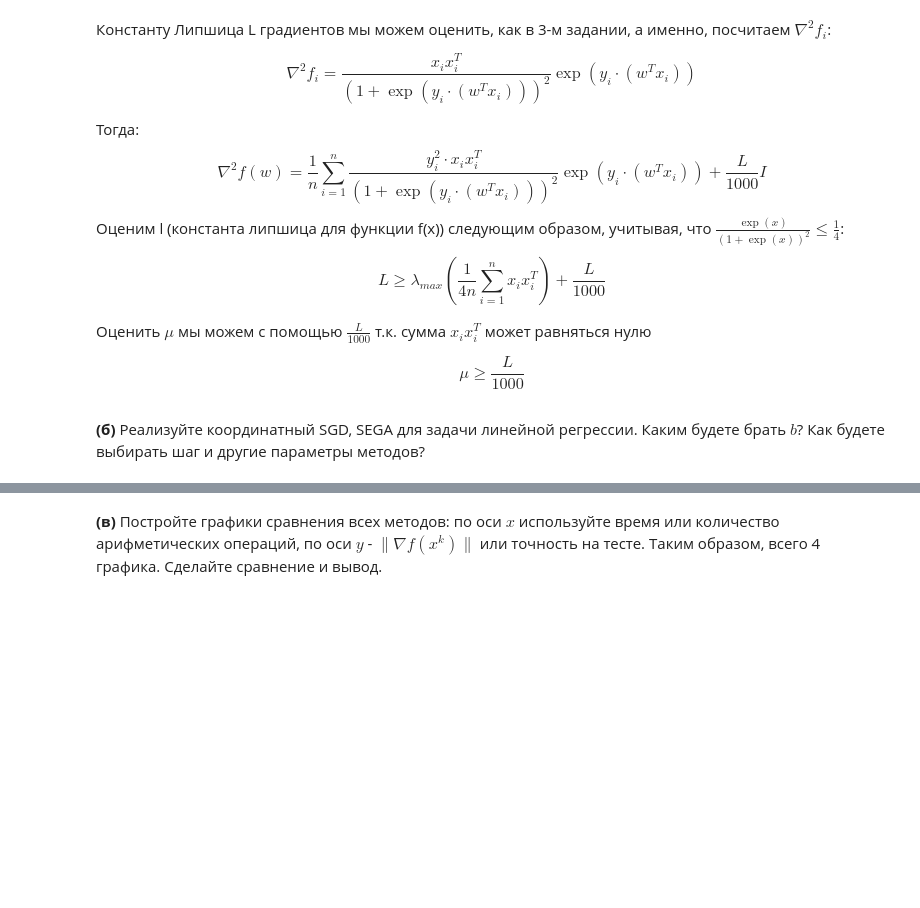
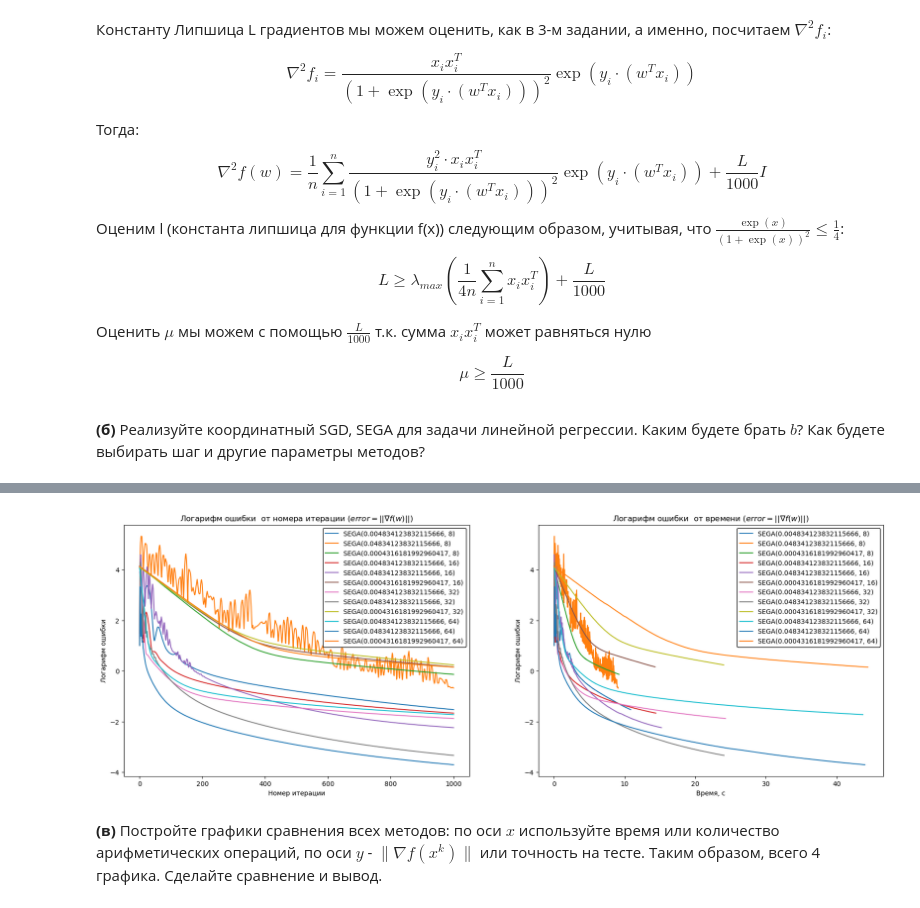
Before and after one commit to kreininmv/Applied-optimization, a Jupyter notebook: Homework/Kreinin_Matvei_Optimization_HW_6.ipynb, the cells around one changed output, grey strips where cells are left out. Cells and saved outputs as stored; diff of their text form; code cells hidden in the pictures; blank space fills up the shorter version.

```diff
--- a/Homework/Kreinin_Matvei_Optimization_HW_6.ipynb
+++ b/Homework/Kreinin_Matvei_Optimization_HW_6.ipynb
@@ -290,0 +313,4 @@ model_SEGA.fit(X_train, y_train, X_test, y_test)
+# %%
+plot_models_error(segas, '')
+# %% [output]
+[figure, added]
```
Also changed, not shown: parts of 11 cells of this notebook, 5 other files.
